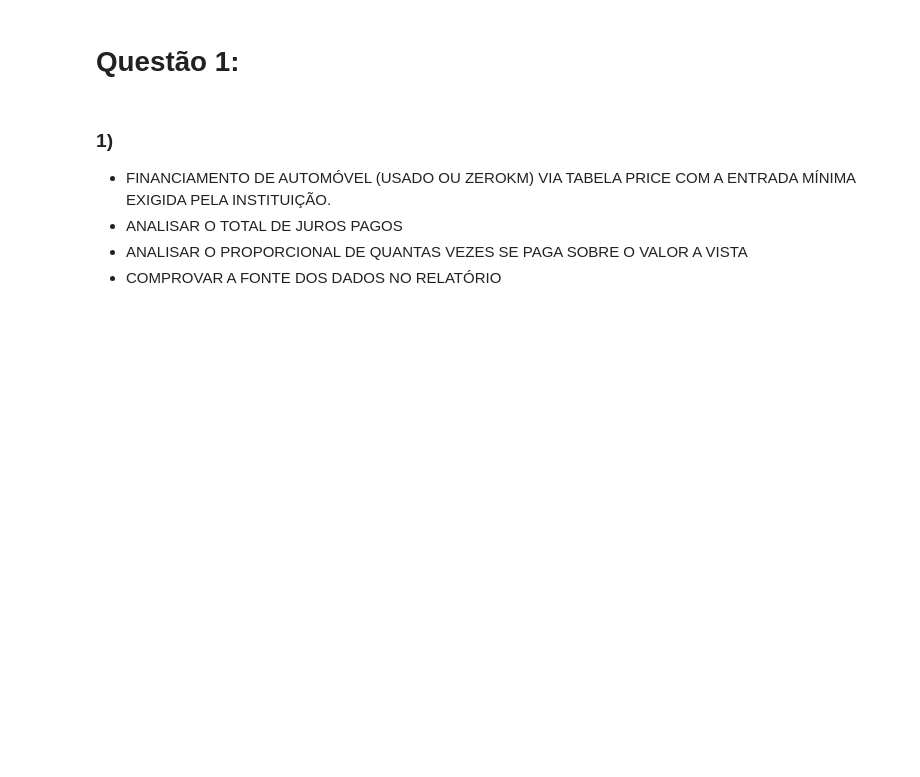
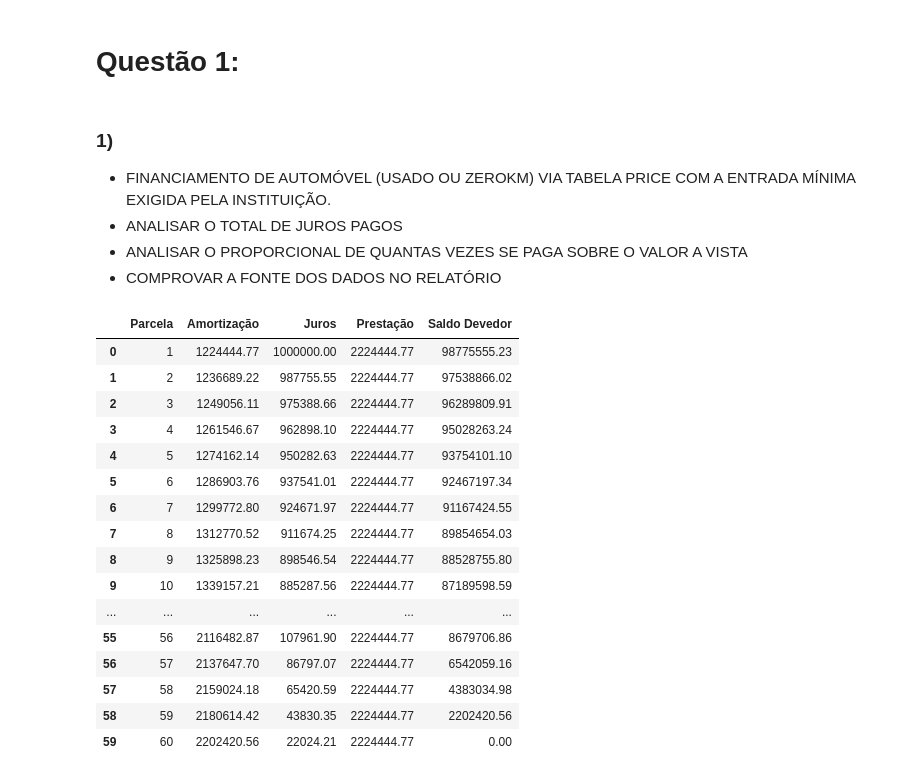
Before and after one commit to victordornelos/Projeto2_prog_fin, a Jupyter notebook: projeto.ipynb, the cells around one changed output. Saved outputs shown, nothing was run; the diff lists cells and outputs as text; code cells hidden in the pictures; blank space fills up the shorter version.

```diff
--- a/projeto.ipynb
+++ b/projeto.ipynb
@@ -46,3 +47,28 @@ PELA INSTITUIÇÃO.
 - ANALISAR O PROPORCIONAL DE QUANTAS VEZES SE
 PAGA SOBRE O VALOR A VISTA
 - COMPROVAR A FONTE DOS DADOS NO RELATÓRIO
+# %%
+# Teste: Financiamento de carro
+valor_carro = 100_000          # Valor do carro
+taxa_juros_mensal = 0.0118     # 1,18% a.m
+n_parcelas = 60                # 60 meses
+
+df_tabela_price = tabela_price(valor_carro, taxa_juros_mensal, n_parcelas)
+# %% [output]
+|  | Parcela | Amortização | Juros | Prestação | Saldo Devedor |
+| 0 | 1 | 1224444.77 | 1000000.00 | 2224444.77 | 98775555.23 |
+| 1 | 2 | 1236689.22 | 987755.55 | 2224444.77 | 97538866.02 |
+| 2 | 3 | 1249056.11 | 975388.66 | 2224444.77 | 96289809.91 |
+| 3 | 4 | 1261546.67 | 962898.10 | 2224444.77 | 95028263.24 |
+| 4 | 5 | 1274162.14 | 950282.63 | 2224444.77 | 93754101.10 |
+| 5 | 6 | 1286903.76 | 937541.01 | 2224444.77 | 92467197.34 |
+| 6 | 7 | 1299772.80 | 924671.97 | 2224444.77 | 91167424.55 |
+| 7 | 8 | 1312770.52 | 911674.25 | 2224444.77 | 89854654.03 |
+| 8 | 9 | 1325898.23 | 898546.54 | 2224444.77 | 88528755.80 |
+| 9 | 10 | 1339157.21 | 885287.56 | 2224444.77 | 87189598.59 |
+| ... | ... | ... | ... | ... | ... |
+| 55 | 56 | 2116482.87 | 107961.90 | 2224444.77 | 8679706.86 |
+| 56 | 57 | 2137647.70 | 86797.07 | 2224444.77 | 6542059.16 |
+| 57 | 58 | 2159024.18 | 65420.59 | 2224444.77 | 4383034.98 |
+| 58 | 59 | 2180614.42 | 43830.35 | 2224444.77 | 2202420.56 |
+| 59 | 60 | 2202420.56 | 22024.21 | 2224444.77 | 0.00 |
```
Also changed, not shown: parts of 1 cell of this notebook, 2 other files.
